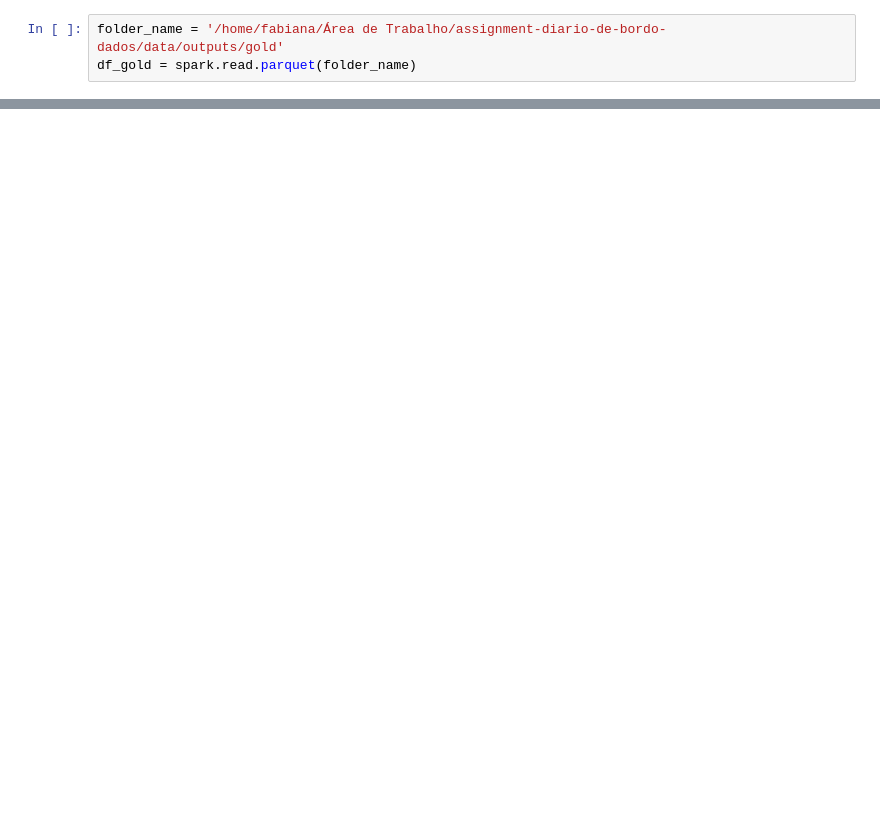
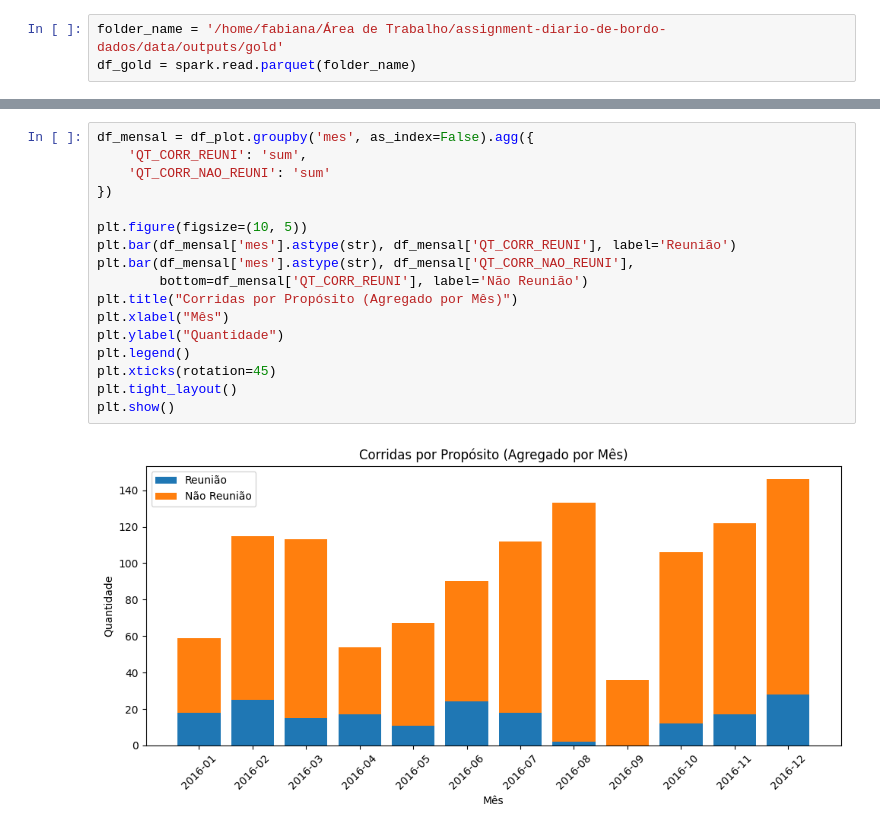
Before and after one commit to FabianaAndrade/assignment-diario-de-bordo-dados, a Jupyter notebook: exploration/data_exploration_gold.ipynb, the cells around one changed output, grey strips where cells are left out. Drawn from its saved outputs; the diff is of its cells as text; blank space fills up the shorter version.

```diff
--- a/exploration/data_exploration_gold.ipynb
+++ b/exploration/data_exploration_gold.ipynb
@@ -46,0 +67,19 @@ only showing top 20 rows
+# %%
+df_mensal = df_plot.groupby('mes', as_index=False).agg({
+    'QT_CORR_REUNI': 'sum',
+    'QT_CORR_NAO_REUNI': 'sum'
+})
+
+plt.figure(figsize=(10, 5))
+plt.bar(df_mensal['mes'].astype(str), df_mensal['QT_CORR_REUNI'], label='Reunião')
+plt.bar(df_mensal['mes'].astype(str), df_mensal['QT_CORR_NAO_REUNI'],
+        bottom=df_mensal['QT_CORR_REUNI'], label='Não Reunião')
+plt.title("Corridas por Propósito (Agregado por Mês)")
+plt.xlabel("Mês")
+plt.ylabel("Quantidade")
+plt.legend()
+plt.xticks(rotation=45)
+plt.tight_layout()
+plt.show()
+# %% [output]
+[figure, added]
```
Also changed, not shown: parts of 7 cells of this notebook, 1 other file.
